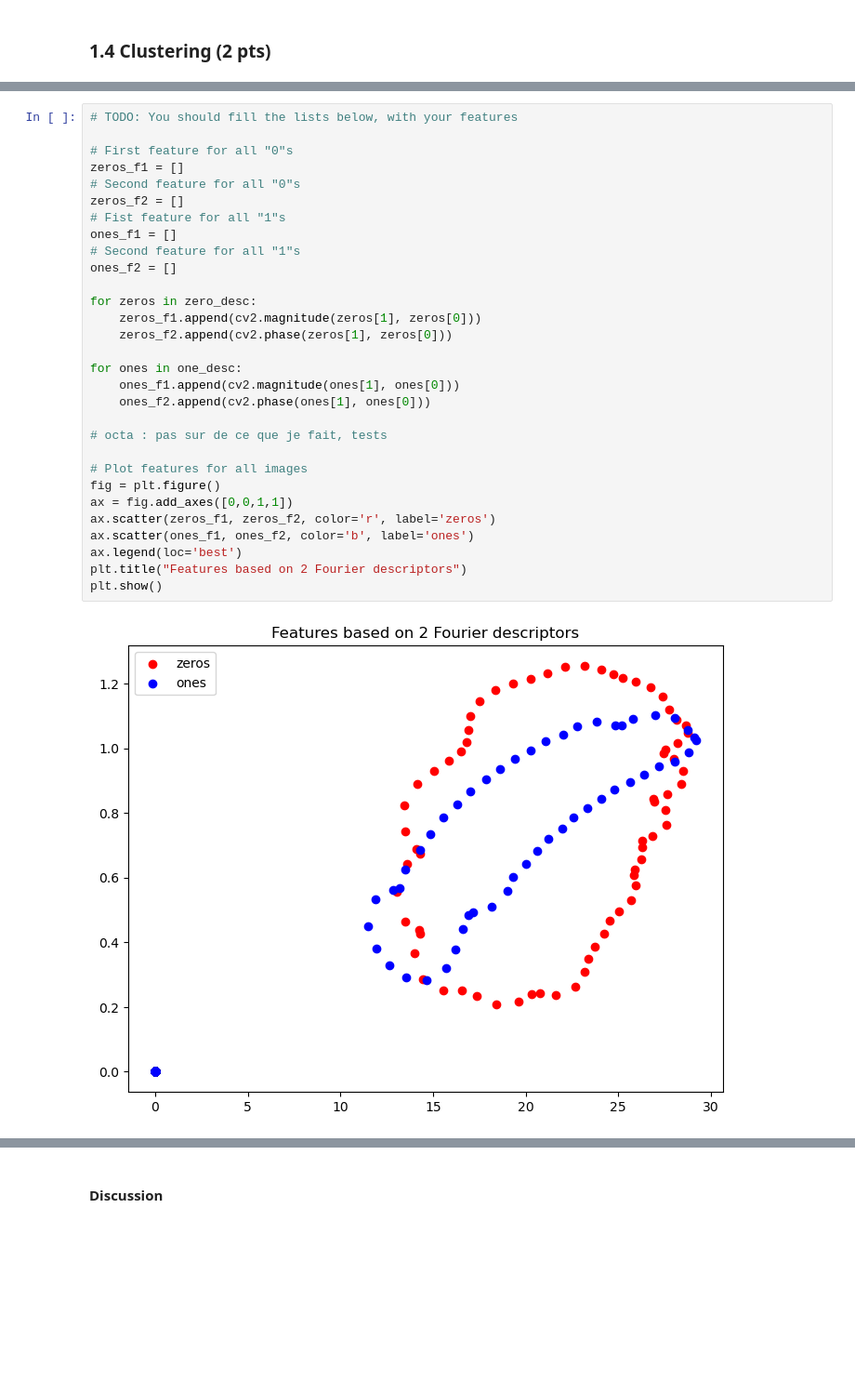
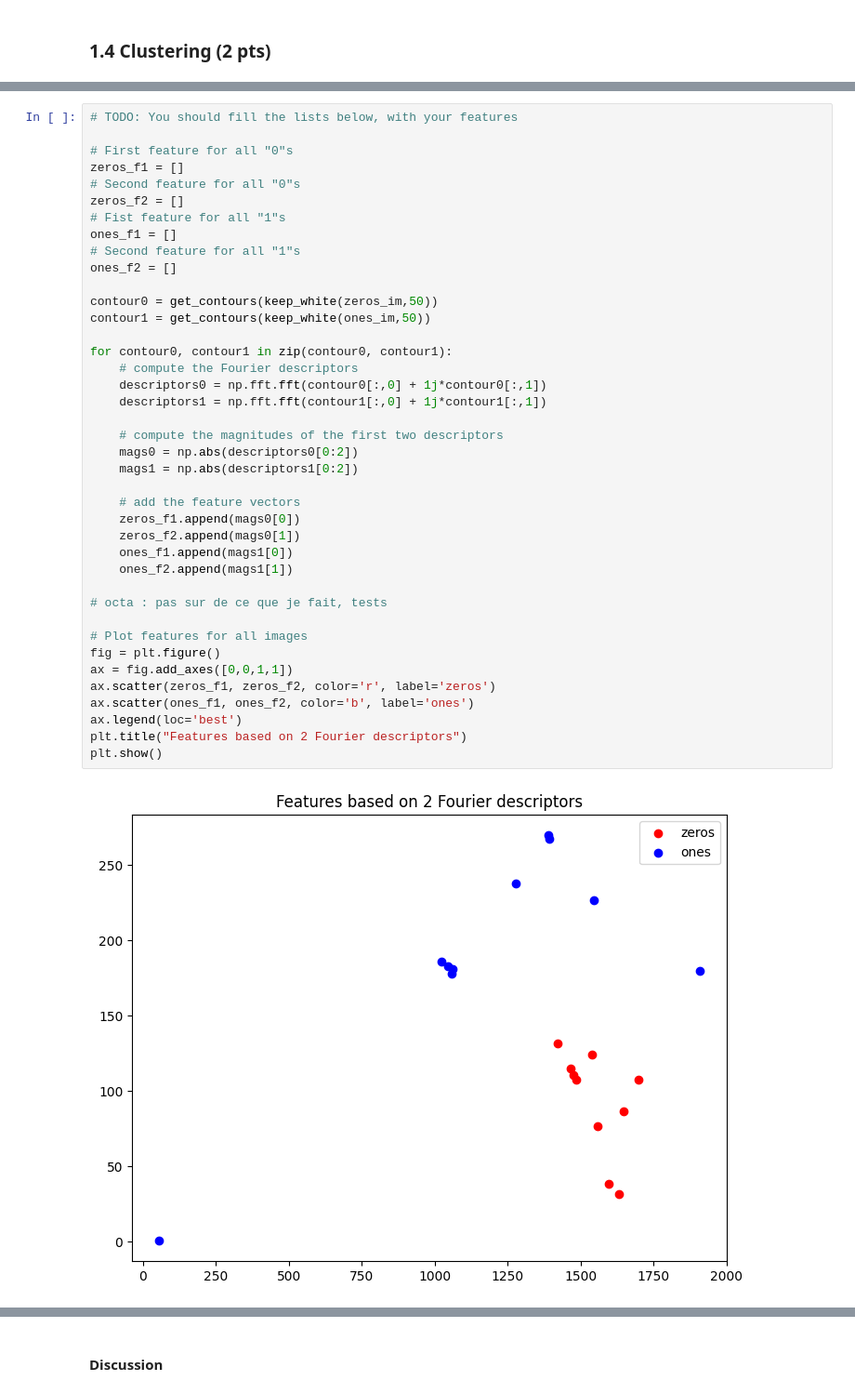
Before and after one commit to OctavioProfeta/iapr, a Jupyter notebook: labs/lab_02_object_description.ipynb, the cells around one changed output, grey strips where cells are left out. Shown at 93% size. Saved outputs shown, nothing was run; the diff lists cells and outputs as text; blank space fills up the shorter version.

```diff
--- a/labs/lab_02_object_description.ipynb
+++ b/labs/lab_02_object_description.ipynb
@@ -374,32 +353,42 @@ print(zero_desc) # *_desc est un tableau avec coordonée (y;x)
 # %%
 # TODO: You should fill the lists below, with your features
 
 # First feature for all "0"s
 zeros_f1 = []
 # Second feature for all "0"s
 zeros_f2 = []
 # Fist feature for all "1"s
 ones_f1 = []
 # Second feature for all "1"s
 ones_f2 = []
 
-for zeros in zero_desc:
-    zeros_f1.append(cv2.magnitude(zeros[1], zeros[0]))
-    zeros_f2.append(cv2.phase(zeros[1], zeros[0]))
+contour0 = get_contours(keep_white(zeros_im,50))
+contour1 = get_contours(keep_white(ones_im,50))
 
-for ones in one_desc:
-    ones_f1.append(cv2.magnitude(ones[1], ones[0]))
-    ones_f2.append(cv2.phase(ones[1], ones[0]))
+for contour0, contour1 in zip(contour0, contour1):
+    # compute the Fourier descriptors
+    descriptors0 = np.fft.fft(contour0[:,0] + 1j*contour0[:,1])
+    descriptors1 = np.fft.fft(contour1[:,0] + 1j*contour1[:,1])
+
+    # compute the magnitudes of the first two descriptors
+    mags0 = np.abs(descriptors0[0:2])
+    mags1 = np.abs(descriptors1[0:2])
+
+    # add the feature vectors
+    zeros_f1.append(mags0[0])
+    zeros_f2.append(mags0[1])
+    ones_f1.append(mags1[0])
+    ones_f2.append(mags1[1])
 
 # octa : pas sur de ce que je fait, tests
 
 # Plot features for all images
 fig = plt.figure()
 ax = fig.add_axes([0,0,1,1])
 ax.scatter(zeros_f1, zeros_f2, color='r', label='zeros')
 ax.scatter(ones_f1, ones_f2, color='b', label='ones')
 ax.legend(loc='best')
 plt.title("Features based on 2 Fourier descriptors")
 plt.show()
 # %% [output]
-[figure, old version]
+[figure, new version]
```
Also changed, not shown: parts of 6 cells of this notebook.
